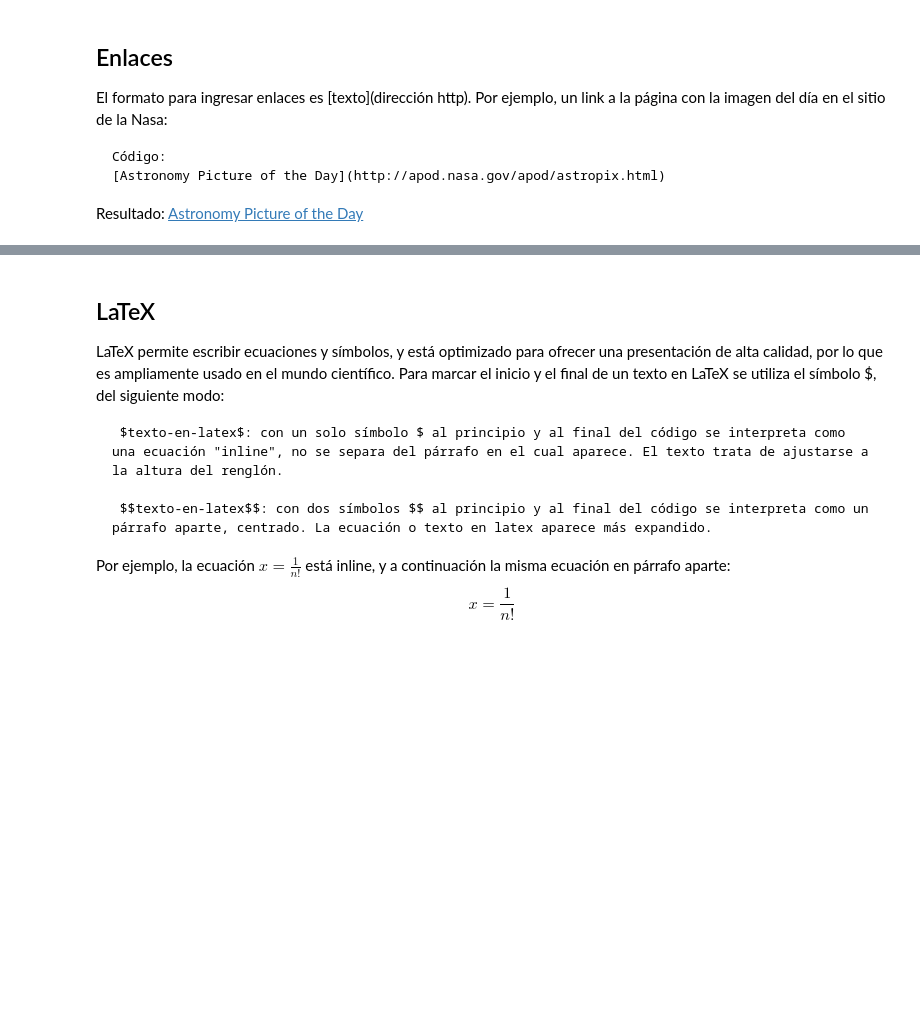
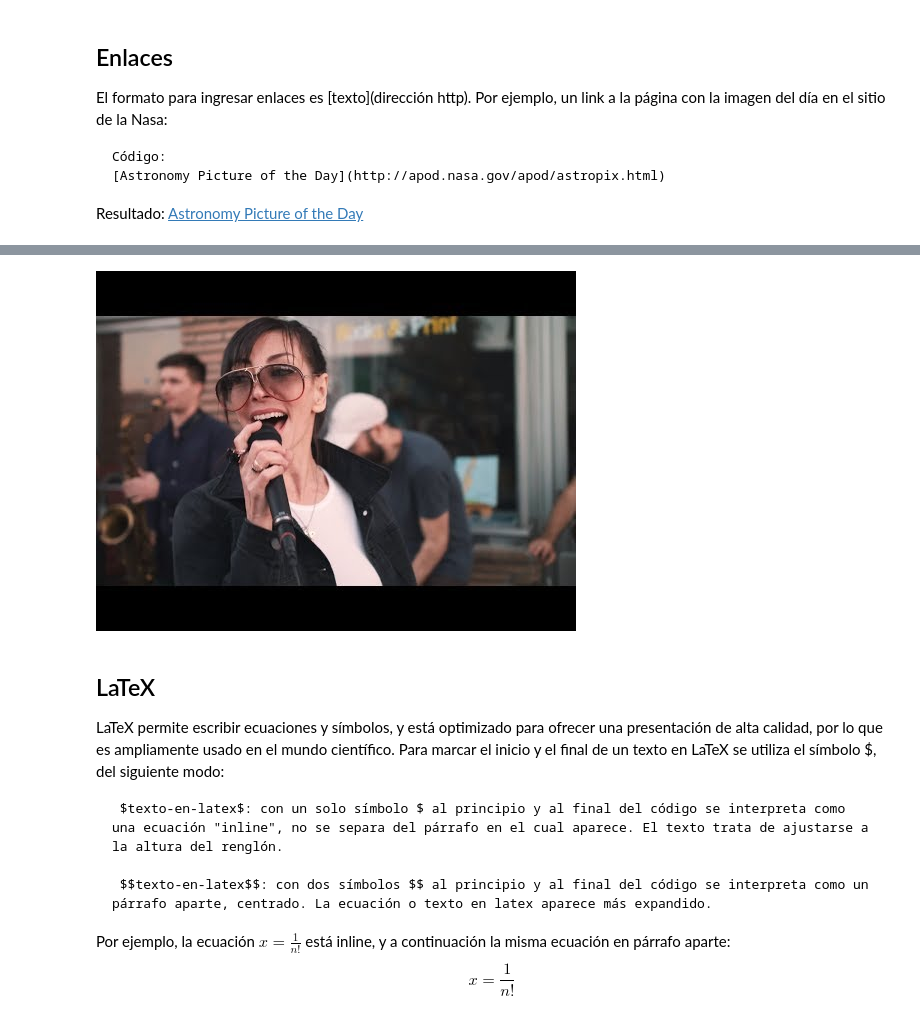
Before and after one commit to bioingenieroDiegol/radiodiagnostico-y-radioterapia, a Jupyter notebook: 00-introduccion/02-texto-enriquecido.ipynb, the cells around one changed output, grey strips where cells are left out. Cells and saved outputs as stored; diff of their text form; code cells hidden in the pictures; blank space fills up the shorter version.

```diff
--- a/00-introduccion/02-texto-enriquecido.ipynb
+++ b/00-introduccion/02-texto-enriquecido.ipynb
@@ -151,3 +157,14 @@ Resultado:
+# %%
+# importar la clase que permite ver videos
+from IPython.display import YouTubeVideo
+
+# crear una instancia del objeto YouTubeVideo
+youtube_video = YouTubeVideo('JZQzAWzSsn4')
+
+# mostrar el video de YouTube
+display(youtube_video)
+# %% [output]
+[figure, added]
 # %% [markdown]
 ## LaTeX
 
```
Also changed, not shown: parts of 2 cells of this notebook, 11 other files.
